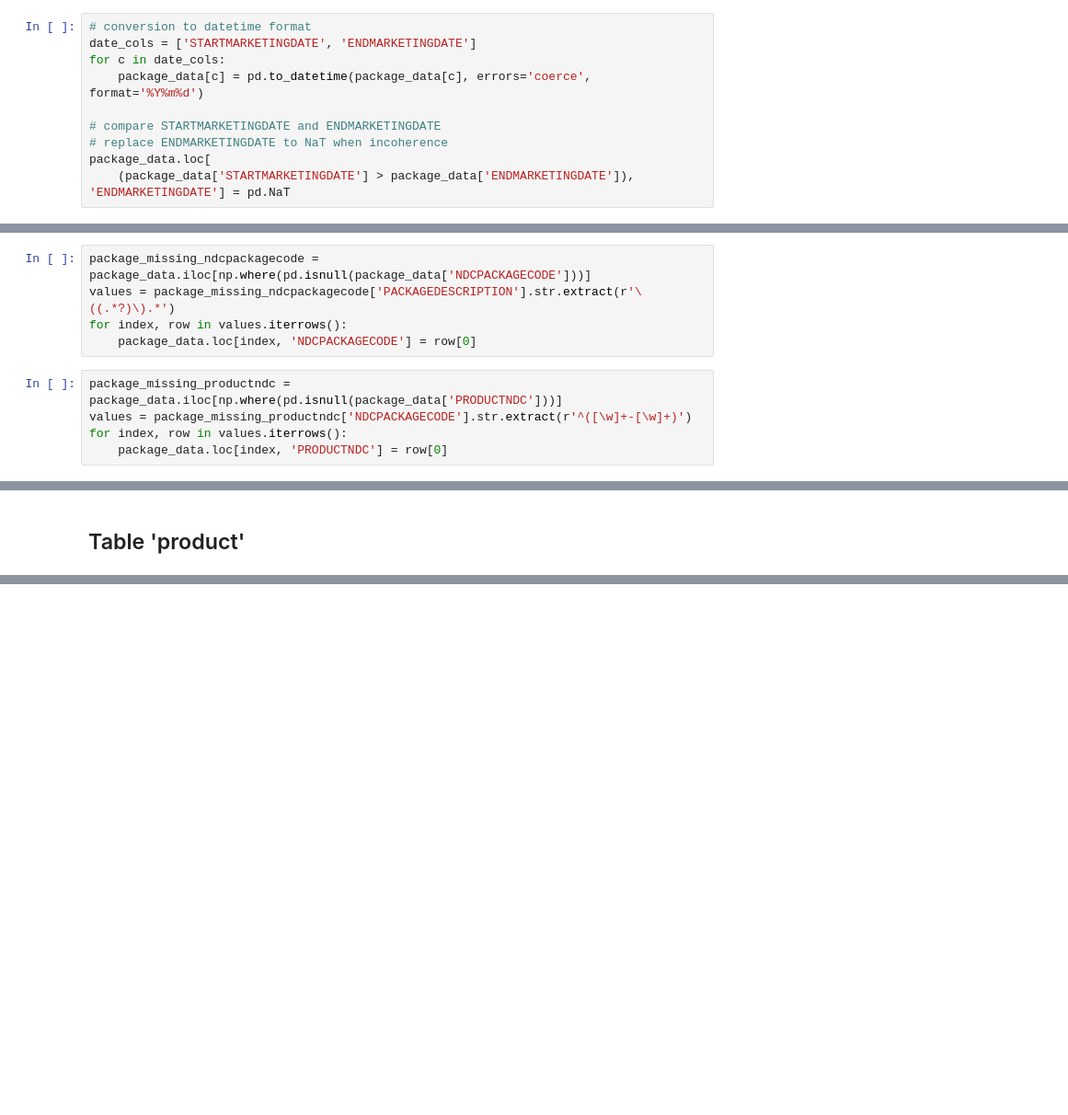
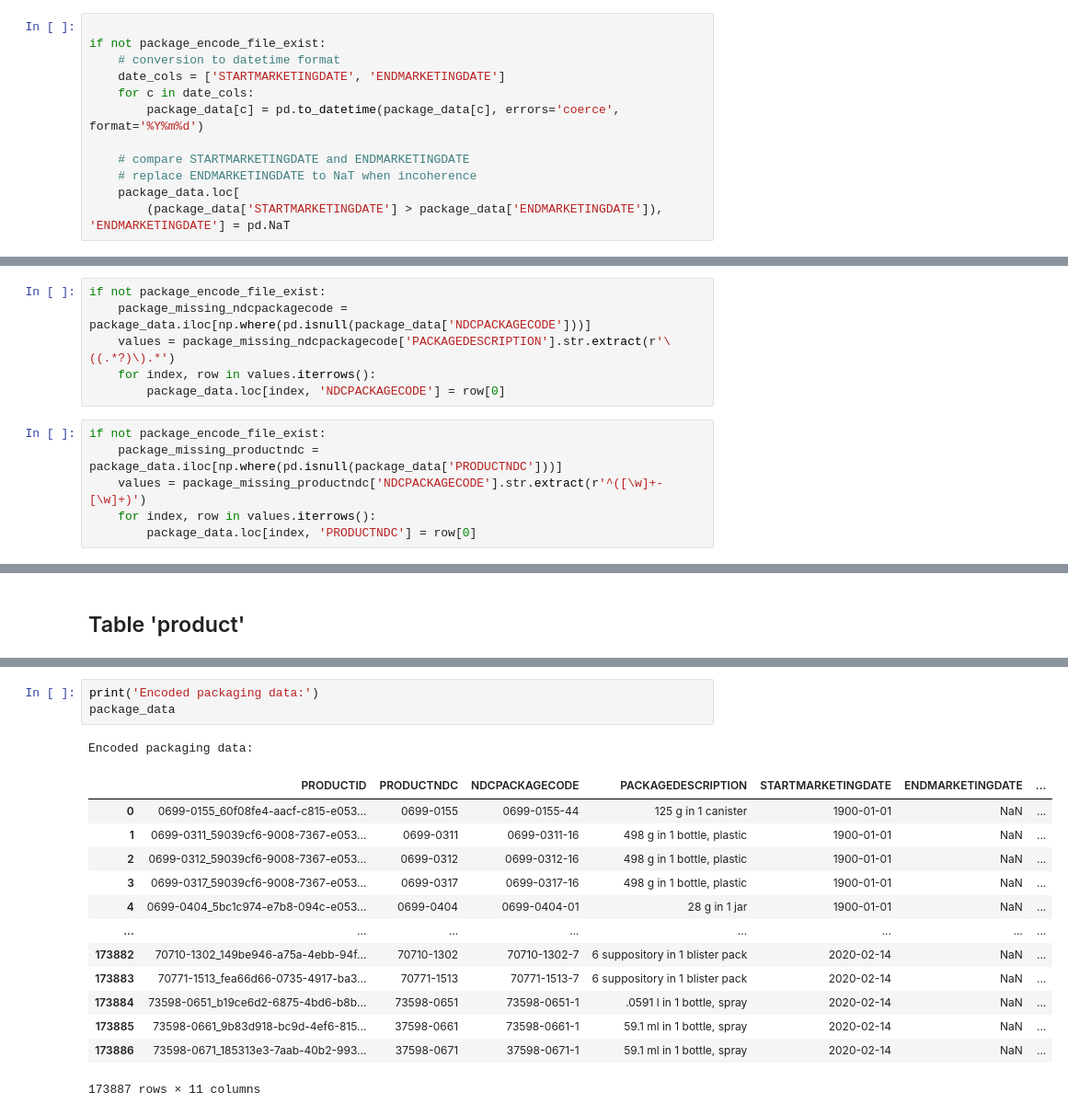
Before and after one commit to ggs22/IFT870-TP2, a Jupyter notebook: tp2.ipynb, the cells around one changed output, grey strips where cells are left out. Shown at 92% size. Saved outputs shown, nothing was run; the diff lists cells and outputs as text; blank space fills up the shorter version.

```diff
--- a/tp2.ipynb
+++ b/tp2.ipynb
@@ -446,27 +679,31 @@ for i, n in enumerate(['PACKAGESIZE', 'PACKAGEUNIT', 'PACKAGETYPE']):
 # %% [markdown]
 Traitement des colonnes 'STARTMARKETINGDATE', 'ENDMARKETINGDATE' similairement à la table 'product'.
 # %%
-# conversion to datetime format
-date_cols = ['STARTMARKETINGDATE', 'ENDMARKETINGDATE']
-for c in date_cols:
-    package_data[c] = pd.to_datetime(package_data[c], errors='coerce', format='%Y%m%d')
 
-# compare STARTMARKETINGDATE and ENDMARKETINGDATE
-# replace ENDMARKETINGDATE to NaT when incoherence
-package_data.loc[
-    (package_data['STARTMARKETINGDATE'] > package_data['ENDMARKETINGDATE']), 'ENDMARKETINGDATE'] = pd.NaT
+if not package_encode_file_exist:
+    # conversion to datetime format
+    date_cols = ['STARTMARKETINGDATE', 'ENDMARKETINGDATE']
+    for c in date_cols:
+        package_data[c] = pd.to_datetime(package_data[c], errors='coerce', format='%Y%m%d')
+
+    # compare STARTMARKETINGDATE and ENDMARKETINGDATE
+    # replace ENDMARKETINGDATE to NaT when incoherence
+    package_data.loc[
+        (package_data['STARTMARKETINGDATE'] > package_data['ENDMARKETINGDATE']), 'ENDMARKETINGDATE'] = pd.NaT
 # %% [markdown]
 # 4. Données manquantes
 ## Table 'package'
 On s'intéresse aux données manquantes dans les colonnes PRODUCTID, PRODUCTNDC, NDCPACKAGECODE.
 # %%
-package_missing_ndcpackagecode = package_data.iloc[np.where(pd.isnull(package_data['NDCPACKAGECODE']))]
-values = package_missing_ndcpackagecode['PACKAGEDESCRIPTION'].str.extract(r'\((.*?)\).*')
-for index, row in values.iterrows():
-    package_data.loc[index, 'NDCPACKAGECODE'] = row[0]
+if not package_encode_file_exist:
+    package_missing_ndcpackagecode = package_data.iloc[np.where(pd.isnull(package_data['NDCPACKAGECODE']))]
+    values = package_missing_ndcpackagecode['PACKAGEDESCRIPTION'].str.extract(r'\((.*?)\).*')
+    for index, row in values.iterrows():
+        package_data.loc[index, 'NDCPACKAGECODE'] = row[0]
 # %%
-package_missing_productndc = package_data.iloc[np.where(pd.isnull(package_data['PRODUCTNDC']))]
-values = package_missing_productndc['NDCPACKAGECODE'].str.extract(r'^([\w]+-[\w]+)')
-for index, row in values.iterrows():
-    package_data.loc[index, 'PRODUCTNDC'] = row[0]
+if not package_encode_file_exist:
+    package_missing_productndc = package_data.iloc[np.where(pd.isnull(package_data['PRODUCTNDC']))]
+    values = package_missing_productndc['NDCPACKAGECODE'].str.extract(r'^([\w]+-[\w]+)')
+    for index, row in values.iterrows():
+        package_data.loc[index, 'PRODUCTNDC'] = row[0]
 # %%
@@ -546,0 +794,18 @@ transf_package_data.to_csv('transformed_package_data.csv', sep='\t', encoding='u
+# %%
+print('Encoded packaging data:')
+package_data
+# %% [output]
+Encoded packaging data:
+|  | PRODUCTID | PRODUCTNDC | NDCPACKAGECODE | PACKAGEDESCRIPTION | STARTMARKETINGDATE | ENDMARKETINGDATE | ... |
+| 0 | 0699-0155_60f08fe4-aacf-c815-e053... | 0699-0155 | 0699-0155-44 | 125 g in 1 canister | 1900-01-01 | NaN | ... |
+| 1 | 0699-0311_59039cf6-9008-7367-e053... | 0699-0311 | 0699-0311-16 | 498 g in 1 bottle, plastic | 1900-01-01 | NaN | ... |
+| 2 | 0699-0312_59039cf6-9008-7367-e053... | 0699-0312 | 0699-0312-16 | 498 g in 1 bottle, plastic | 1900-01-01 | NaN | ... |
+| 3 | 0699-0317_59039cf6-9008-7367-e053... | 0699-0317 | 0699-0317-16 | 498 g in 1 bottle, plastic | 1900-01-01 | NaN | ... |
+| 4 | 0699-0404_5bc1c974-e7b8-094c-e053... | 0699-0404 | 0699-0404-01 | 28 g in 1 jar | 1900-01-01 | NaN | ... |
+| ... | ... | ... | ... | ... | ... | ... | ... |
+| 173882 | 70710-1302_149be946-a75a-4ebb-94f... | 70710-1302 | 70710-1302-7 | 6 suppository in 1 blister pack | 2020-02-14 | NaN | ... |
+| 173883 | 70771-1513_fea66d66-0735-4917-ba3... | 70771-1513 | 70771-1513-7 | 6 suppository in 1 blister pack | 2020-02-14 | NaN | ... |
+| 173884 | 73598-0651_b19ce6d2-6875-4bd6-b8b... | 73598-0651 | 73598-0651-1 | .0591 l in 1 bottle, spray | 2020-02-14 | NaN | ... |
+| 173885 | 73598-0661_9b83d918-bc9d-4ef6-815... | 37598-0661 | 73598-0661-1 | 59.1 ml in 1 bottle, spray | 2020-02-14 | NaN | ... |
+| 173886 | 73598-0671_185313e3-7aab-40b2-993... | 37598-0671 | 37598-0671-1 | 59.1 ml in 1 bottle, spray | 2020-02-14 | NaN | ... |
+173887 rows × 11 columns
```
Also changed, not shown: parts of 40 cells of this notebook, 3 other files.
